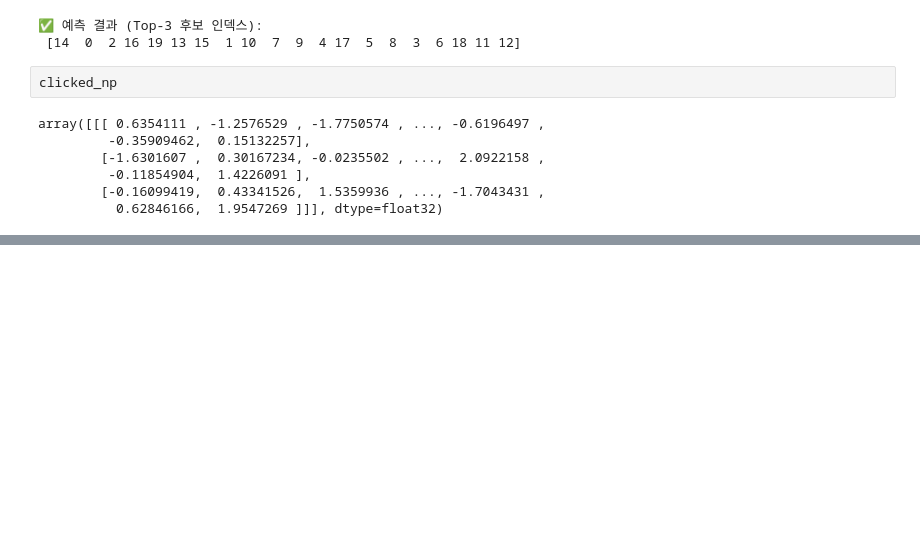
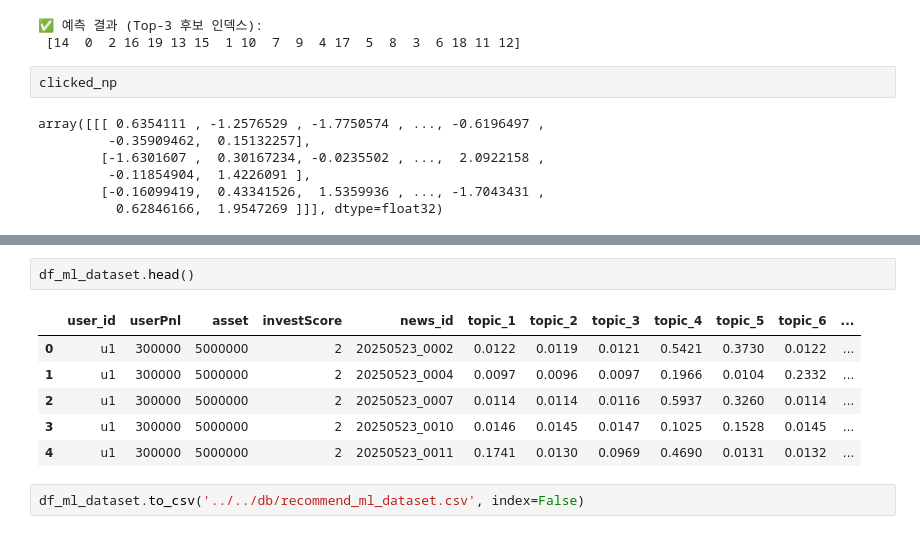
Before and after one commit to choikwangil95/HKToss-MLOps-Project-Final, a Jupyter notebook: eda/kwangil/recommendation.ipynb, the cells around one changed output, grey strips where cells are left out. Saved outputs shown, nothing was run; the diff lists cells and outputs as text; blank space fills up the shorter version.

```diff
--- a/eda/kwangil/recommendation.ipynb
+++ b/eda/kwangil/recommendation.ipynb
@@ -777,0 +925,11 @@ array([[[ 0.6354111 , -1.2576529 , -1.7750574 , ..., -0.6196497 ,
+# %%
+df_ml_dataset.head()
+# %% [output]
+|  | user_id | userPnl | asset | investScore | news_id | topic_1 | topic_2 | topic_3 | topic_4 | topic_5 | topic_6 | ... |
+| 0 | u1 | 300000 | 5000000 | 2 | 20250523_0002 | 0.0122 | 0.0119 | 0.0121 | 0.5421 | 0.3730 | 0.0122 | ... |
+| 1 | u1 | 300000 | 5000000 | 2 | 20250523_0004 | 0.0097 | 0.0096 | 0.0097 | 0.1966 | 0.0104 | 0.2332 | ... |
+| 2 | u1 | 300000 | 5000000 | 2 | 20250523_0007 | 0.0114 | 0.0114 | 0.0116 | 0.5937 | 0.3260 | 0.0114 | ... |
+| 3 | u1 | 300000 | 5000000 | 2 | 20250523_0010 | 0.0146 | 0.0145 | 0.0147 | 0.1025 | 0.1528 | 0.0145 | ... |
+| 4 | u1 | 300000 | 5000000 | 2 | 20250523_0011 | 0.1741 | 0.0130 | 0.0969 | 0.4690 | 0.0131 | 0.0132 | ... |
+# %%
+df_ml_dataset.to_csv('../../db/recommend_ml_dataset.csv', index=False)
```
Also changed, not shown: parts of 19 cells of this notebook, 2 other files.
